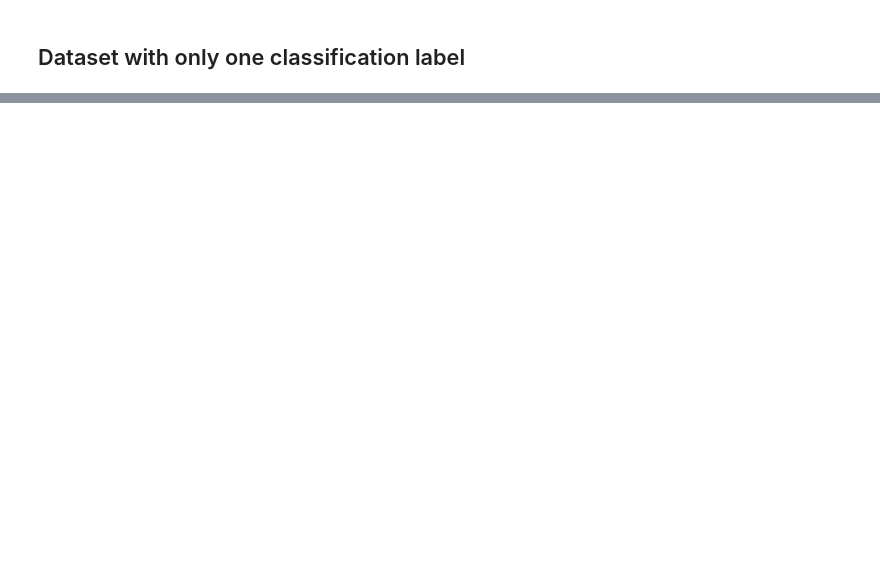
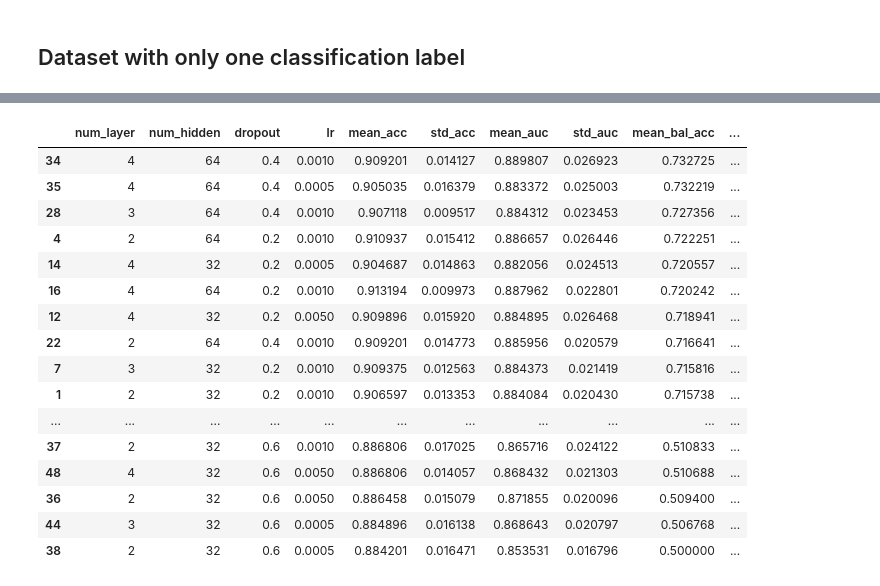
Before and after one commit to ShaswataRoy/xAI_Drug, a Jupyter notebook: Max/TOX21_GAT.ipynb, the cells around one changed output, grey strips where cells are left out. Drawn from its saved outputs; the diff is of its cells as text; code cells hidden in the pictures; blank space fills up the shorter version.

```diff
--- a/Max/TOX21_GAT.ipynb
+++ b/Max/TOX21_GAT.ipynb
@@ -32,3 +35,22 @@ import networkx as nx
 from dataset import Tox21Dataset, random_split_dataset
 from trainer import Trainer
 import os
+# %%
+rnd_seed=1
+
+random.seed(rnd_seed)
+np.random.seed(rnd_seed)
+torch.manual_seed(rnd_seed)
+
+if torch.cuda.is_available():
+    torch.cuda.manual_seed_all(rnd_seed)
+    torch.backends.cudnn.deterministic = True
+    torch.backends.cudnn.benchmark     = False
+
+def seed_worker(worker_id):
+    worker_seed = torch.initial_seed() + worker_id
+    np.random.seed(worker_seed)
+    random.seed(worker_seed)
+
+g = torch.Generator()
+g.manual_seed(rnd_seed)
@@ -41,0 +149,23 @@ train_set, val_set, test_set = random_split_dataset(ds, frac_train=0.8, frac_val
+# %%
+import pandas as pd
+
+scan_results = pd.DataFrame(model_summary)
+scan_results.sort_values("mean_bal_acc", ascending=False)
+# %% [output]
+|  | num_layer | num_hidden | dropout | lr | mean_acc | std_acc | mean_auc | std_auc | mean_bal_acc | ... |
+| 34 | 4 | 64 | 0.4 | 0.0010 | 0.909201 | 0.014127 | 0.889807 | 0.026923 | 0.732725 | ... |
+| 35 | 4 | 64 | 0.4 | 0.0005 | 0.905035 | 0.016379 | 0.883372 | 0.025003 | 0.732219 | ... |
+| 28 | 3 | 64 | 0.4 | 0.0010 | 0.907118 | 0.009517 | 0.884312 | 0.023453 | 0.727356 | ... |
+| 4 | 2 | 64 | 0.2 | 0.0010 | 0.910937 | 0.015412 | 0.886657 | 0.026446 | 0.722251 | ... |
+| 14 | 4 | 32 | 0.2 | 0.0005 | 0.904687 | 0.014863 | 0.882056 | 0.024513 | 0.720557 | ... |
+| 16 | 4 | 64 | 0.2 | 0.0010 | 0.913194 | 0.009973 | 0.887962 | 0.022801 | 0.720242 | ... |
+| 12 | 4 | 32 | 0.2 | 0.0050 | 0.909896 | 0.015920 | 0.884895 | 0.026468 | 0.718941 | ... |
+| 22 | 2 | 64 | 0.4 | 0.0010 | 0.909201 | 0.014773 | 0.885956 | 0.020579 | 0.716641 | ... |
+| 7 | 3 | 32 | 0.2 | 0.0010 | 0.909375 | 0.012563 | 0.884373 | 0.021419 | 0.715816 | ... |
+| 1 | 2 | 32 | 0.2 | 0.0010 | 0.906597 | 0.013353 | 0.884084 | 0.020430 | 0.715738 | ... |
+| ... | ... | ... | ... | ... | ... | ... | ... | ... | ... | ... |
+| 37 | 2 | 32 | 0.6 | 0.0010 | 0.886806 | 0.017025 | 0.865716 | 0.024122 | 0.510833 | ... |
+| 48 | 4 | 32 | 0.6 | 0.0050 | 0.886806 | 0.014057 | 0.868432 | 0.021303 | 0.510688 | ... |
+| 36 | 2 | 32 | 0.6 | 0.0050 | 0.886458 | 0.015079 | 0.871855 | 0.020096 | 0.509400 | ... |
+| 44 | 3 | 32 | 0.6 | 0.0005 | 0.884896 | 0.016138 | 0.868643 | 0.020797 | 0.506768 | ... |
+| 38 | 2 | 32 | 0.6 | 0.0005 | 0.884201 | 0.016471 | 0.853531 | 0.016796 | 0.500000 | ... |
```
Also changed, not shown: parts of 32 cells of this notebook.
